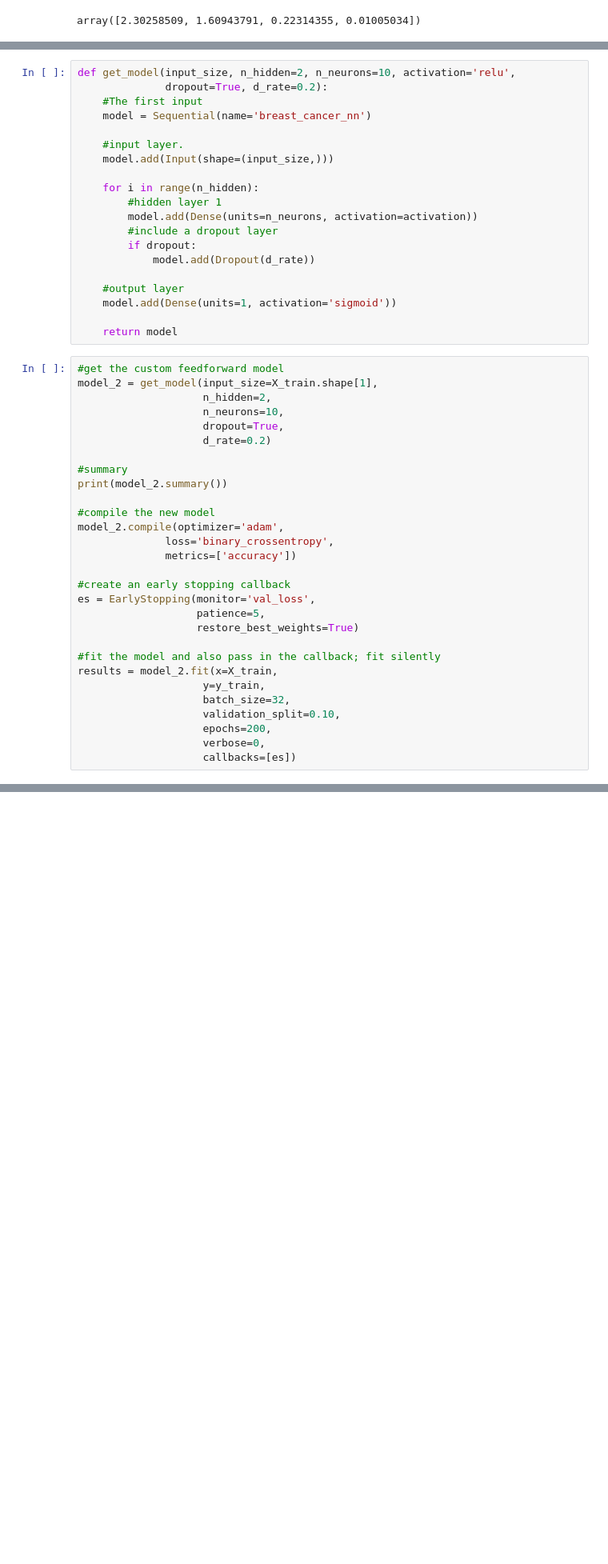
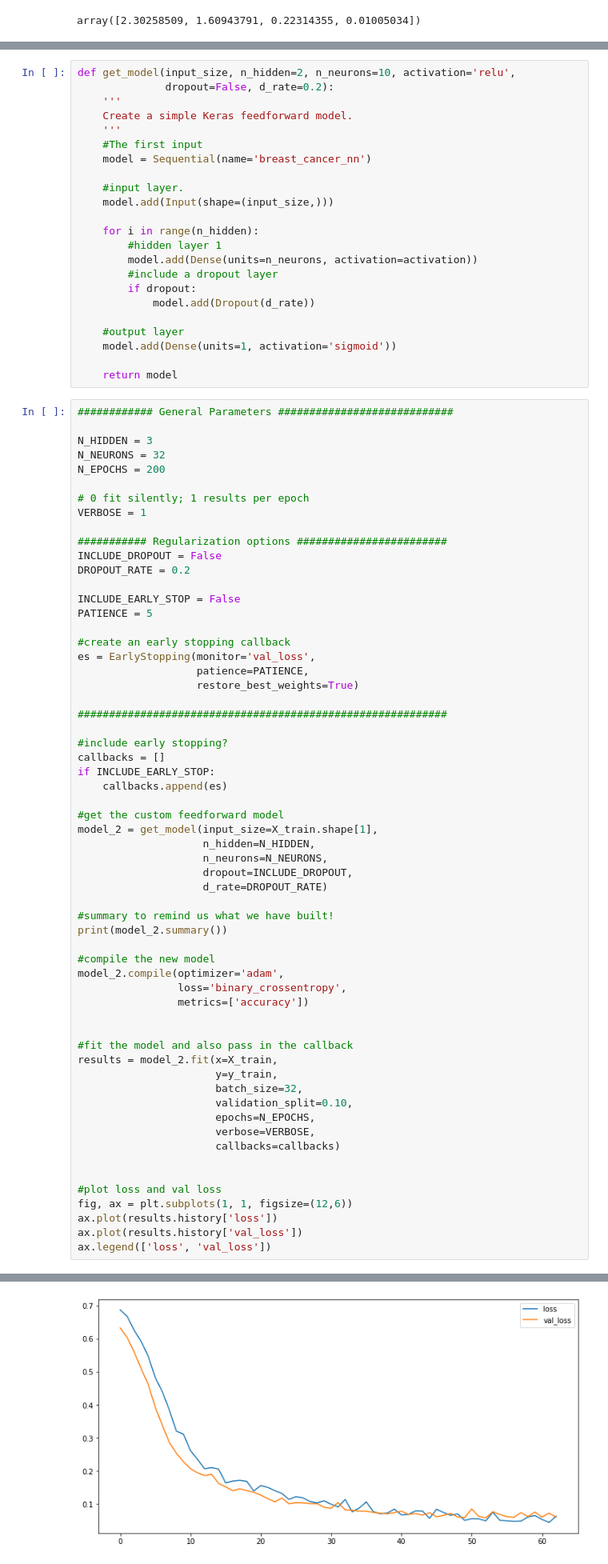
Before and after one commit to health-data-science-OR/forecasting, a Jupyter notebook: 06_neural_networks/deep_learning_101/lecture_deeplearning_101.ipynb, the cells around one changed output, grey strips where cells are left out. Shown at 80% size. Saved outputs shown, nothing was run; the diff lists cells and outputs as text; blank space fills up the shorter version.

```diff
--- a/06_neural_networks/deep_learning_101/lecture_deeplearning_101.ipynb
+++ b/06_neural_networks/deep_learning_101/lecture_deeplearning_101.ipynb
@@ -255,6 +252,9 @@ from tensorflow.keras.callbacks import EarlyStopping
 # %%
 def get_model(input_size, n_hidden=2, n_neurons=10, activation='relu',
-              dropout=True, d_rate=0.2):
+              dropout=False, d_rate=0.2):
+    '''
+    Create a simple Keras feedforward model.
+    '''
     #The first input
     model = Sequential(name='breast_cancer_nn')
 
@@ -273,34 +273,65 @@ def get_model(input_size, n_hidden=2, n_neurons=10, activation='relu',
 
     return model
 # %%
+############ General Parameters ############################
+
+N_HIDDEN = 3
+N_NEURONS = 32
+N_EPOCHS = 200
+
+# 0 fit silently; 1 results per epoch
+VERBOSE = 1
+
+########### Regularization options ########################
+INCLUDE_DROPOUT = False
+DROPOUT_RATE = 0.2
+
+INCLUDE_EARLY_STOP = False
+PATIENCE = 5
+
+#create an early stopping callback
+es = EarlyStopping(monitor='val_loss',
+                   patience=PATIENCE,
+                   restore_best_weights=True)
+
+###########################################################
+
+#include early stopping?
+callbacks = []
+if INCLUDE_EARLY_STOP:
+    callbacks.append(es)
+
 #get the custom feedforward model
 model_2 = get_model(input_size=X_train.shape[1],
-                    n_hidden=2,
-                    n_neurons=10,
-                    dropout=True,
-                    d_rate=0.2)
+                    n_hidden=N_HIDDEN,
+                    n_neurons=N_NEURONS,
+                    dropout=INCLUDE_DROPOUT,
+                    d_rate=DROPOUT_RATE)
 
-#summary
+#summary to remind us what we have built!
 print(model_2.summary())
 
 #compile the new model
 model_2.compile(optimizer='adam',
-              loss='binary_crossentropy',
-              metrics=['accuracy'])
+                loss='binary_crossentropy',
+                metrics=['accuracy'])
 
-#create an early stopping callback
-es = EarlyStopping(monitor='val_loss',
-                   patience=5,
-                   restore_best_weights=True)
 
-#fit the model and also pass in the callback; fit silently
+#fit the model and also pass in the callback
 results = model_2.fit(x=X_train,
-                    y=y_train,
-                    batch_size=32,
-                    validation_split=0.10,
-                    epochs=200,
-                    verbose=0,
-                    callbacks=[es])
+                      y=y_train,
+                      batch_size=32,
+                      validation_split=0.10,
+                      epochs=N_EPOCHS,
+                      verbose=VERBOSE,
+                      callbacks=callbacks)
+
+
+#plot loss and val loss
+fig, ax = plt.subplots(1, 1, figsize=(12,6))
+ax.plot(results.history['loss'])
+ax.plot(results.history['val_loss'])
+ax.legend(['loss', 'val_loss'])
 # %% [output]
 Model: "breast_cancer_nn"
 _________________________________________________________________
@@ -323,0 +354 @@ None
+[figure, added]
```
Also changed, not shown: parts of 13 cells of this notebook, 1 other file.
